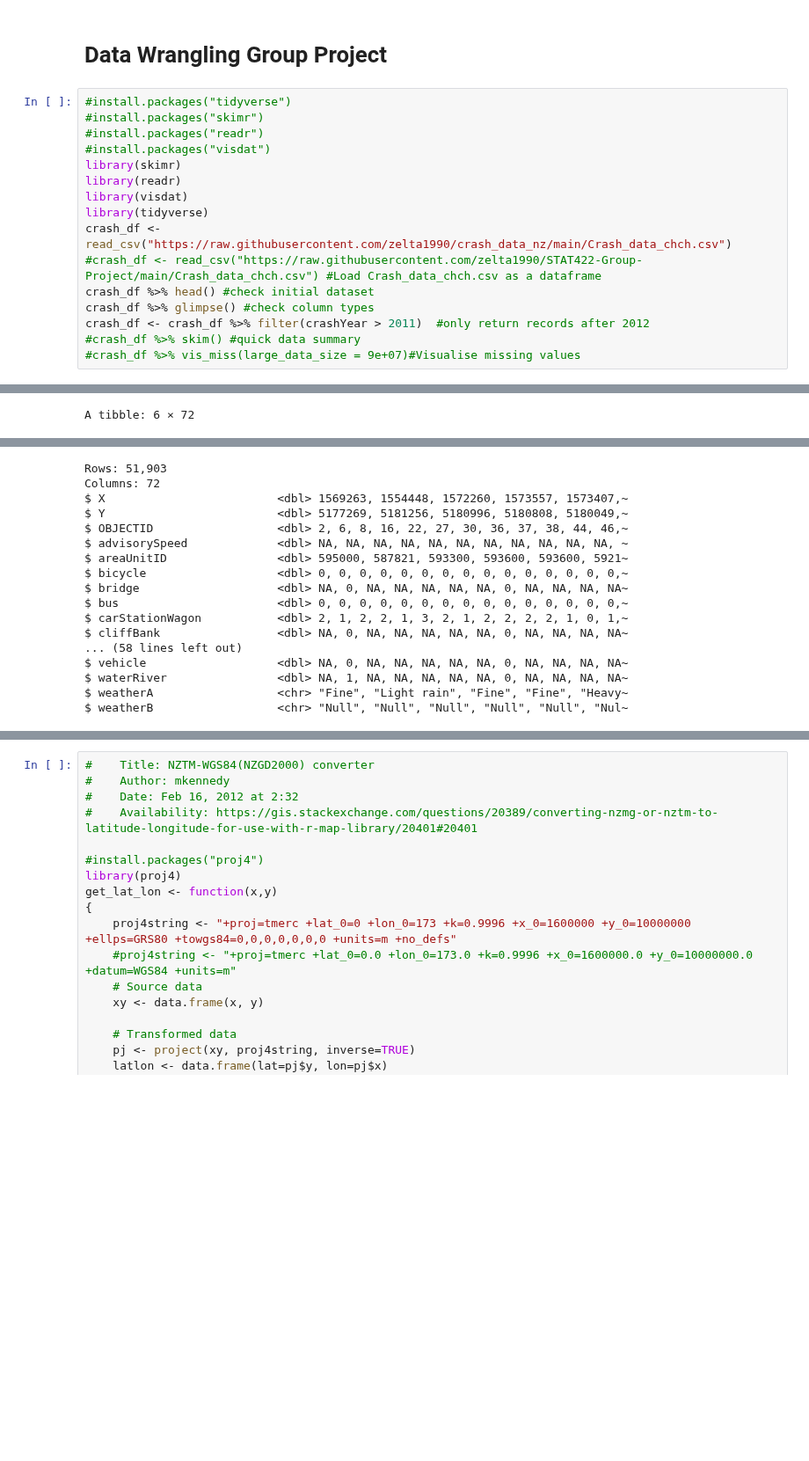
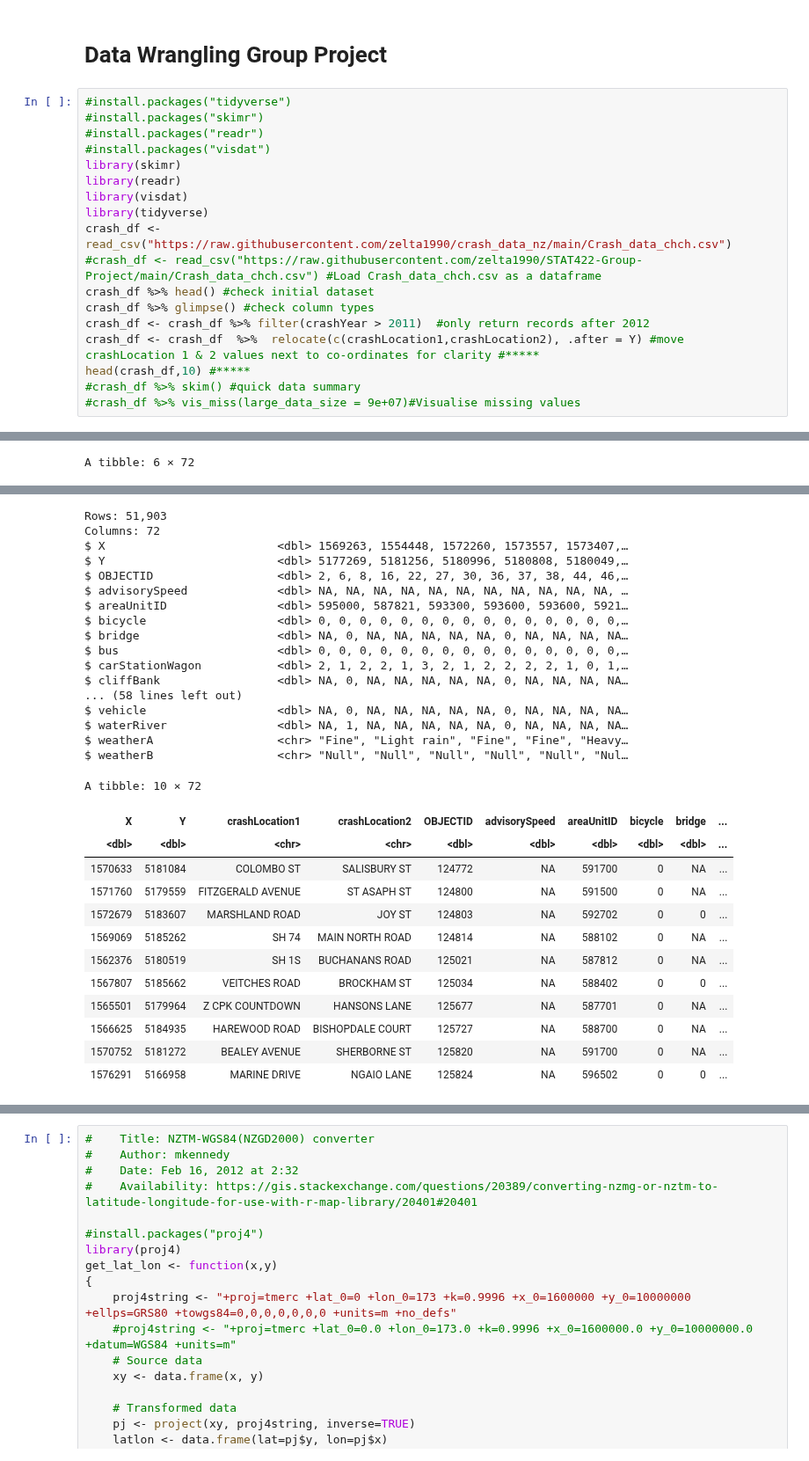
Before and after one commit to zelta1990/DATA422-Group-Project, a Jupyter notebook: group_project.ipynb, the cells around one changed output, grey strips where cells are left out. Shown at 88% size. Saved outputs shown, nothing was run; the diff lists cells and outputs as text; blank space fills up the shorter version.

```diff
--- a/group_project.ipynb
+++ b/group_project.ipynb
@@ -14,6 +14,8 @@ crash_df <-read_csv("https://raw.githubusercontent.com/zelta1990/crash_data_nz/m
 crash_df %>% head() #check initial dataset
 crash_df %>% glimpse() #check column types
 crash_df <- crash_df %>% filter(crashYear > 2011)  #only return records after 2012
+crash_df <- crash_df  %>%  relocate(c(crashLocation1,crashLocation2), .after = Y) #move crashLocation 1 & 2 values next to co-ordinates for clarity #*****
+head(crash_df,10) #*****
 #crash_df %>% skim() #quick data summary
 #crash_df %>% vis_miss(large_data_size = 9e+07)#Visualise missing values
 # %% [output]
@@ -36,26 +39,39 @@ i Specify the column types or set `show_col_types = FALSE` to quiet this message
 A tibble: 6 × 72
 | X | Y | OBJECTID | advisorySpeed | areaUnitID | bicycle | bridge | bus | carStationWagon | cliffBank | ... |
 | <dbl> | <dbl> | <dbl> | <dbl> | <dbl> | <dbl> | <dbl> | <dbl> | <dbl> | <dbl> | ... |
 | 1569263 | 5177269 | 2 | NA | 595000 | 0 | NA | 0 | 2 | NA | ... |
 | 1554448 | 5181256 | 6 | NA | 587821 | 0 | 0 | 0 | 1 | 0 | ... |
 | 1572260 | 5180996 | 8 | NA | 593300 | 0 | NA | 0 | 2 | NA | ... |
 | 1573557 | 5180808 | 16 | NA | 593600 | 0 | NA | 0 | 2 | NA | ... |
 | 1573407 | 5180049 | 22 | NA | 593600 | 0 | NA | 0 | 1 | NA | ... |
 | 1568675 | 5183354 | 27 | NA | 592100 | 0 | NA | 0 | 3 | NA | ... |
 Rows: 51,903
 Columns: 72
-$ X                         <dbl> 1569263, 1554448, 1572260, 1573557, 1573407,~
-$ Y                         <dbl> 5177269, 5181256, 5180996, 5180808, 5180049,~
-$ OBJECTID                  <dbl> 2, 6, 8, 16, 22, 27, 30, 36, 37, 38, 44, 46,~
-$ advisorySpeed             <dbl> NA, NA, NA, NA, NA, NA, NA, NA, NA, NA, NA, ~
-$ areaUnitID                <dbl> 595000, 587821, 593300, 593600, 593600, 5921~
-$ bicycle                   <dbl> 0, 0, 0, 0, 0, 0, 0, 0, 0, 0, 0, 0, 0, 0, 0,~
-$ bridge                    <dbl> NA, 0, NA, NA, NA, NA, NA, 0, NA, NA, NA, NA~
-$ bus                       <dbl> 0, 0, 0, 0, 0, 0, 0, 0, 0, 0, 0, 0, 0, 0, 0,~
-$ carStationWagon           <dbl> 2, 1, 2, 2, 1, 3, 2, 1, 2, 2, 2, 2, 1, 0, 1,~
-$ cliffBank                 <dbl> NA, 0, NA, NA, NA, NA, NA, 0, NA, NA, NA, NA~
+$ X                         <dbl> 1569263, 1554448, 1572260, 1573557, 1573407,…
+$ Y                         <dbl> 5177269, 5181256, 5180996, 5180808, 5180049,…
+$ OBJECTID                  <dbl> 2, 6, 8, 16, 22, 27, 30, 36, 37, 38, 44, 46,…
+$ advisorySpeed             <dbl> NA, NA, NA, NA, NA, NA, NA, NA, NA, NA, NA, …
+$ areaUnitID                <dbl> 595000, 587821, 593300, 593600, 593600, 5921…
+$ bicycle                   <dbl> 0, 0, 0, 0, 0, 0, 0, 0, 0, 0, 0, 0, 0, 0, 0,…
+$ bridge                    <dbl> NA, 0, NA, NA, NA, NA, NA, 0, NA, NA, NA, NA…
+$ bus                       <dbl> 0, 0, 0, 0, 0, 0, 0, 0, 0, 0, 0, 0, 0, 0, 0,…
+$ carStationWagon           <dbl> 2, 1, 2, 2, 1, 3, 2, 1, 2, 2, 2, 2, 1, 0, 1,…
+$ cliffBank                 <dbl> NA, 0, NA, NA, NA, NA, NA, 0, NA, NA, NA, NA…
 ... (58 lines left out)
-$ vehicle                   <dbl> NA, 0, NA, NA, NA, NA, NA, 0, NA, NA, NA, NA~
-$ waterRiver                <dbl> NA, 1, NA, NA, NA, NA, NA, 0, NA, NA, NA, NA~
-$ weatherA                  <chr> "Fine", "Light rain", "Fine", "Fine", "Heavy~
-$ weatherB                  <chr> "Null", "Null", "Null", "Null", "Null", "Nul~
+$ vehicle                   <dbl> NA, 0, NA, NA, NA, NA, NA, 0, NA, NA, NA, NA…
+$ waterRiver                <dbl> NA, 1, NA, NA, NA, NA, NA, 0, NA, NA, NA, NA…
+$ weatherA                  <chr> "Fine", "Light rain", "Fine", "Fine", "Heavy…
+$ weatherB                  <chr> "Null", "Null", "Null", "Null", "Null", "Nul…
+A tibble: 10 × 72
+| X | Y | crashLocation1 | crashLocation2 | OBJECTID | advisorySpeed | areaUnitID | bicycle | bridge | ... |
+| <dbl> | <dbl> | <chr> | <chr> | <dbl> | <dbl> | <dbl> | <dbl> | <dbl> | ... |
+| 1570633 | 5181084 | COLOMBO ST | SALISBURY ST | 124772 | NA | 591700 | 0 | NA | ... |
+| 1571760 | 5179559 | FITZGERALD AVENUE | ST ASAPH ST | 124800 | NA | 591500 | 0 | NA | ... |
+| 1572679 | 5183607 | MARSHLAND ROAD | JOY ST | 124803 | NA | 592702 | 0 | 0 | ... |
+| 1569069 | 5185262 | SH 74 | MAIN NORTH ROAD | 124814 | NA | 588102 | 0 | NA | ... |
+| 1562376 | 5180519 | SH 1S | BUCHANANS ROAD | 125021 | NA | 587812 | 0 | NA | ... |
+| 1567807 | 5185662 | VEITCHES ROAD | BROCKHAM ST | 125034 | NA | 588402 | 0 | 0 | ... |
+| 1565501 | 5179964 | Z CPK COUNTDOWN | HANSONS LANE | 125677 | NA | 587701 | 0 | NA | ... |
+| 1566625 | 5184935 | HAREWOOD ROAD | BISHOPDALE COURT | 125727 | NA | 588700 | 0 | NA | ... |
+| 1570752 | 5181272 | BEALEY AVENUE | SHERBORNE ST | 125820 | NA | 591700 | 0 | NA | ... |
+| 1576291 | 5166958 | MARINE DRIVE | NGAIO LANE | 125824 | NA | 596502 | 0 | 0 | ... |
```
Also changed, not shown: parts of 10 cells of this notebook.
